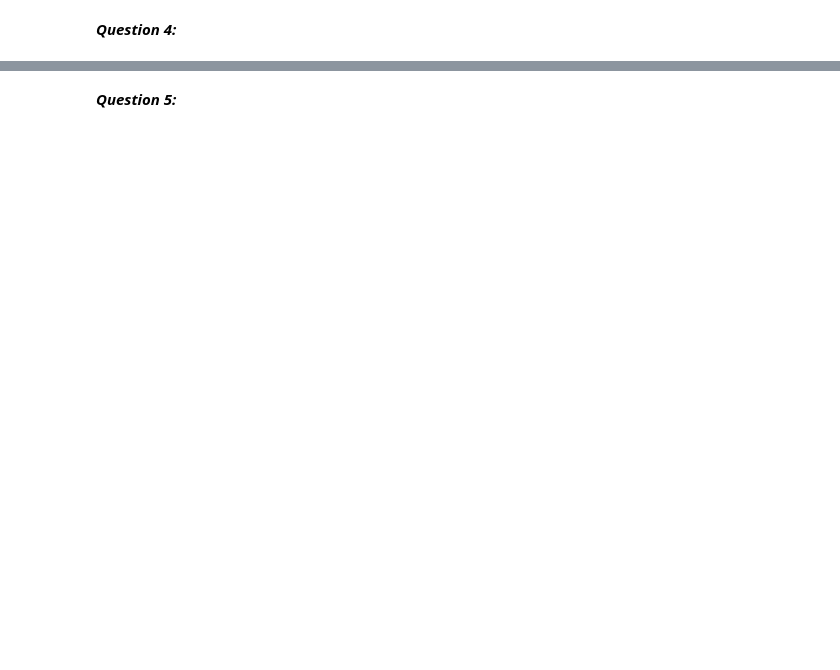
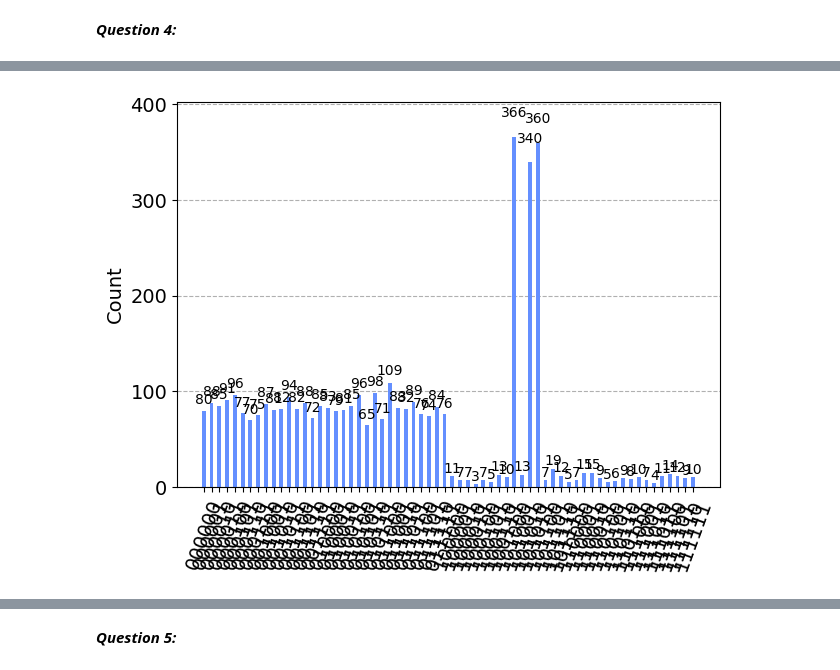
Before and after one commit to justadude12/QCProj2024, a Jupyter notebook: proj.ipynb, the cells around one changed output, grey strips where cells are left out. Saved outputs shown, nothing was run; the diff lists cells and outputs as text; code cells hidden in the pictures; blank space fills up the shorter version.

```diff
--- a/proj.ipynb
+++ b/proj.ipynb
@@ -217,0 +305,4 @@ We are seeking for a circuite that translates (1 - |0...0><0...0|)|q1>...|qn> wi
+# %%
+plot_histogram(counts[2])
+# %% [output]
+[figure, added]
```
Also changed, not shown: parts of 20 cells of this notebook, 1 other file.
